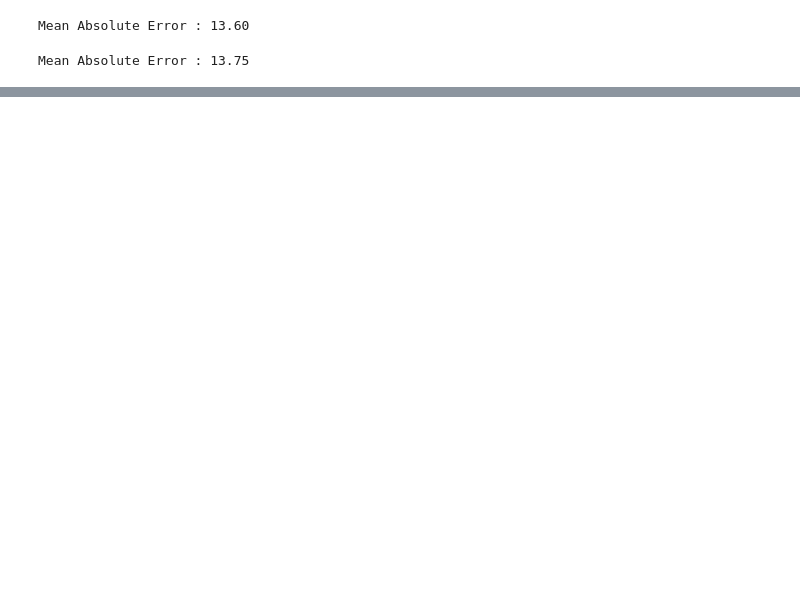
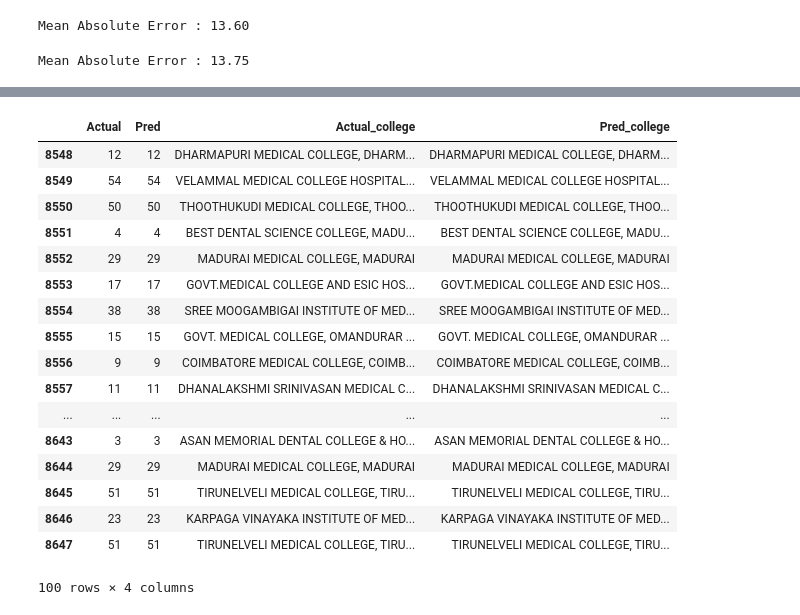
Before and after one commit to UdhaikumarMohan/Root-Programs, a Jupyter notebook: NEET/NEET.Predictions.ipynb, the cells around one changed output, grey strips where cells are left out. Cells and saved outputs as stored; diff of their text form; code cells hidden in the pictures; blank space fills up the shorter version.

```diff
--- a/NEET/NEET.Predictions.ipynb
+++ b/NEET/NEET.Predictions.ipynb
@@ -363,3 +363,27 @@ test_val.head()
+# %%
+train_val['Actual_college'] = label_encoder.inverse_transform(train_val['Actual'])
+train_val['Pred'] = train_val['Pred'].apply(lambda x: int(x) if x == x else "")
+train_val['Pred_college'] = label_encoder.inverse_transform(train_val['Pred'])
+train_val.tail(100)
+# %% [output]
+|  | Actual | Pred | Actual_college | Pred_college |
+| 8548 | 12 | 12 | DHARMAPURI MEDICAL COLLEGE, DHARM... | DHARMAPURI MEDICAL COLLEGE, DHARM... |
+| 8549 | 54 | 54 | VELAMMAL MEDICAL COLLEGE HOSPITAL... | VELAMMAL MEDICAL COLLEGE HOSPITAL... |
+| 8550 | 50 | 50 | THOOTHUKUDI MEDICAL COLLEGE, THOO... | THOOTHUKUDI MEDICAL COLLEGE, THOO... |
+| 8551 | 4 | 4 | BEST DENTAL SCIENCE COLLEGE, MADU... | BEST DENTAL SCIENCE COLLEGE, MADU... |
+| 8552 | 29 | 29 | MADURAI MEDICAL COLLEGE, MADURAI | MADURAI MEDICAL COLLEGE, MADURAI |
+| 8553 | 17 | 17 | GOVT.MEDICAL COLLEGE AND ESIC HOS... | GOVT.MEDICAL COLLEGE AND ESIC HOS... |
+| 8554 | 38 | 38 | SREE MOOGAMBIGAI INSTITUTE OF MED... | SREE MOOGAMBIGAI INSTITUTE OF MED... |
+| 8555 | 15 | 15 | GOVT. MEDICAL COLLEGE, OMANDURAR ... | GOVT. MEDICAL COLLEGE, OMANDURAR ... |
+| 8556 | 9 | 9 | COIMBATORE MEDICAL COLLEGE, COIMB... | COIMBATORE MEDICAL COLLEGE, COIMB... |
+| 8557 | 11 | 11 | DHANALAKSHMI SRINIVASAN MEDICAL C... | DHANALAKSHMI SRINIVASAN MEDICAL C... |
+| ... | ... | ... | ... | ... |
+| 8643 | 3 | 3 | ASAN MEMORIAL DENTAL COLLEGE & HO... | ASAN MEMORIAL DENTAL COLLEGE & HO... |
+| 8644 | 29 | 29 | MADURAI MEDICAL COLLEGE, MADURAI | MADURAI MEDICAL COLLEGE, MADURAI |
+| 8645 | 51 | 51 | TIRUNELVELI MEDICAL COLLEGE, TIRU... | TIRUNELVELI MEDICAL COLLEGE, TIRU... |
+| 8646 | 23 | 23 | KARPAGA VINAYAKA INSTITUTE OF MED... | KARPAGA VINAYAKA INSTITUTE OF MED... |
+| 8647 | 51 | 51 | TIRUNELVELI MEDICAL COLLEGE, TIRU... | TIRUNELVELI MEDICAL COLLEGE, TIRU... |
+100 rows × 4 columns
 # %%
 ## %matplotlib inline
 import matplotlib.pyplot as plt
```
Also changed, not shown: parts of 9 cells of this notebook, 3 other files.
